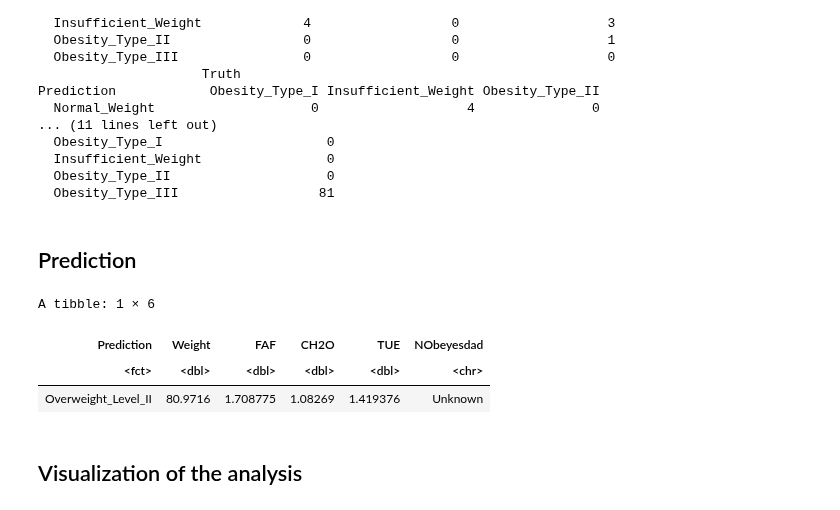
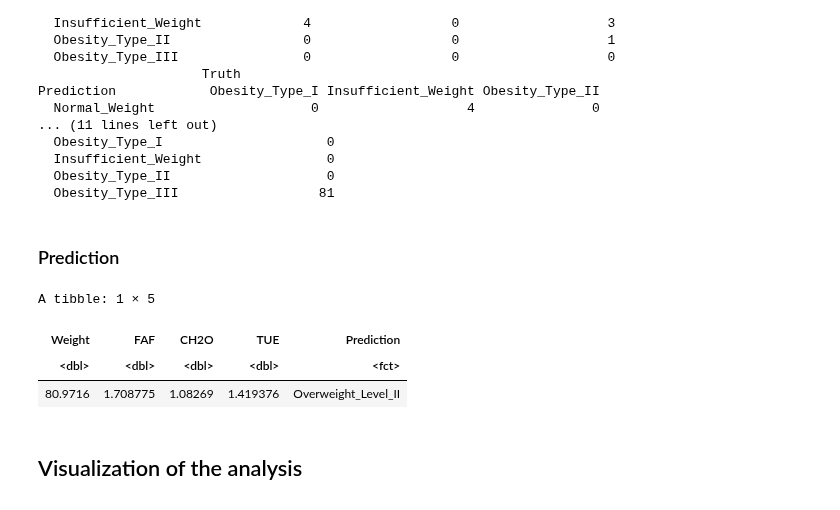
Before and after one commit to Julian-UBC/dsci_100_group_project, a Jupyter notebook: obesity_prediction.ipynb, the cells around one changed output. Cells and saved outputs as stored; diff of their text form; code cells hidden in the pictures.

```diff
--- a/obesity_prediction.ipynb
+++ b/obesity_prediction.ipynb
@@ -142,22 +194,24 @@ Prediction            Obesity_Type_I Insufficient_Weight Obesity_Type_II
   Obesity_Type_II                    0
   Obesity_Type_III                  81
 # %% [markdown]
-## Prediction
+### Prediction
 # %%
 set.seed(255)
 new_obs <- tibble(Weight = runif(1,60,100), FAF = runif(1,0,3), CH2O = runif(1,0,2), TUE = runif(1,0,3), NObeyesdad = "Unknown")
 
 obesity_new <- rbind(obesity, new_obs)
 
 new_pred <- predict(obesity_fit, new_obs) %>%
                     bind_cols(new_obs) %>%
-                    rename(Prediction = .pred_class)
+                    rename(Prediction = .pred_class) %>%
+                    select(-"NObeyesdad") %>%
+                    relocate(Prediction, .after = TUE)
 
 new_pred
 # %% [output]
-A tibble: 1 × 6
+A tibble: 1 × 5
-| Prediction | Weight | FAF | CH2O | TUE | NObeyesdad |
-| <fct> | <dbl> | <dbl> | <dbl> | <dbl> | <chr> |
-| Overweight_Level_II | 80.9716 | 1.708775 | 1.08269 | 1.419376 | Unknown |
+| Weight | FAF | CH2O | TUE | Prediction |
+| <dbl> | <dbl> | <dbl> | <dbl> | <fct> |
+| 80.9716 | 1.708775 | 1.08269 | 1.419376 | Overweight_Level_II |
 # %% [markdown]
 ## Visualization of the analysis
```
Also changed, not shown: parts of 12 cells of this notebook.
